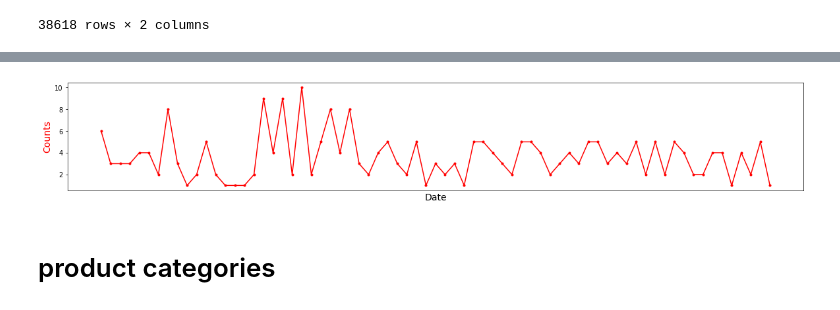
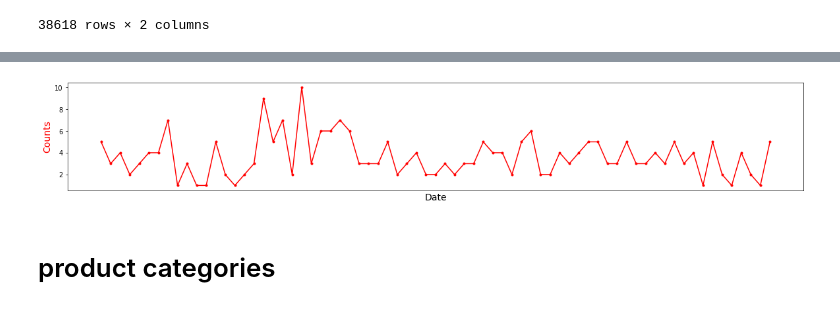
Before and after one commit to yahaod/DS-Project-Group-19, a Jupyter notebook: preprocessing.ipynb, the cells around one changed output, grey strips where cells are left out. Drawn from its saved outputs; the diff is of its cells as text; code cells hidden in the pictures.

Commit message:
new customer update

```diff
--- a/preprocessing.ipynb
+++ b/preprocessing.ipynb
@@ -69,6 +69,7 @@ sales_data.loc[(sales_data['Sales Unit']=='TO') & (sales_data['Material'].str.co
 sales_data.loc[(sales_data['Sales Unit']=='TO') & (sales_data['Material'].str.contains('SODHYP')), 'Quantity in L'] = sales_data['Confirmed Quantity']*(1000/1.2)
 # %%
 sales_data['Delivery Date'] = sales_data['Delivery Date'].dt.strftime('%Y-%m')
+sales_data['Document Date'] = sales_data['Document Date'].dt.strftime('%Y-%m')
 # %%
 sales_data
 # %% [output]
@@ -209,6 +224,6 @@ merged_table
 # %%
 # new_customers = merged_table.sort_values(['Delivery Date']).groupby('Sold-To Party')
-new_customers = merged_table.sort_values(['Delivery Date']).groupby('Sold-To Party').head(1)
+new_customers = merged_table.sort_values(['Document Date']).groupby('Sold-To Party').head(1)
 new_customers
 # %% [output]
 |  | Sold-To Party | Name 1 | Material | Description | Delivery Date | Confirmed Quantity | Sales Unit | Plant | ... |
@@ -227,5 +242,5 @@ new_customers
 # %%
-new_customers = new_customers[(new_customers['Delivery Date'] > '2015-01-01')]
+new_customers = new_customers[(new_customers['Document Date'] > '2015-01-01')]
 new_customers
 # %% [output]
 |  | Sold-To Party | Name 1 | Material | Description | Delivery Date | Confirmed Quantity | Sales Unit | Plant | ... |
@@ -244,29 +259,29 @@ new_customers
 # %%
-visual = pd.DataFrame(data=new_customers['Delivery Date'].value_counts().reset_index().sort_values(['index']))
-visual = visual.rename(columns={"index": "Delivery Date", "Delivery Date": "Counts"})
+visual = pd.DataFrame(data=new_customers['Document Date'].value_counts().reset_index().sort_values(['index']))
+visual = visual.rename(columns={"index": "Document Date", "Document Date": "Counts"})
 visual
 visual.to_csv('Data files for UniMelb Project - data until 2021/new customers.csv')
 # %%
 import matplotlib.pyplot as plt
 
 # create figure and axis objects with subplots()
 fig,ax = plt.subplots()
 # make a plot
-ax.plot(visual['Delivery Date'], visual['Counts'], color="red", marker=".")
+ax.plot(visual['Document Date'], visual['Counts'], color="red", marker=".")
 # set x-axis label
 ax.set_xlabel("Date",fontsize=14)
 # set y-axis label
 ax.set_ylabel("Counts",color="red",fontsize=14)
 plt.rcParams["figure.figsize"] = (20,3)
 plt.tick_params(
     axis='x',          # changes apply to the x-axis
     which='both',      # both major and minor ticks are affected
     bottom=False,      # ticks along the bottom edge are off
     top=False,         # ticks along the top edge are off
     labelbottom=False) # labels along the bottom edge are off
 plt.show()
 # %% [output]
-[figure, old version]
+[figure, new version]
 # %% [markdown]
 # product categories
 # %%
```
Also changed, not shown: parts of 8 cells of this notebook, 24 other files.
